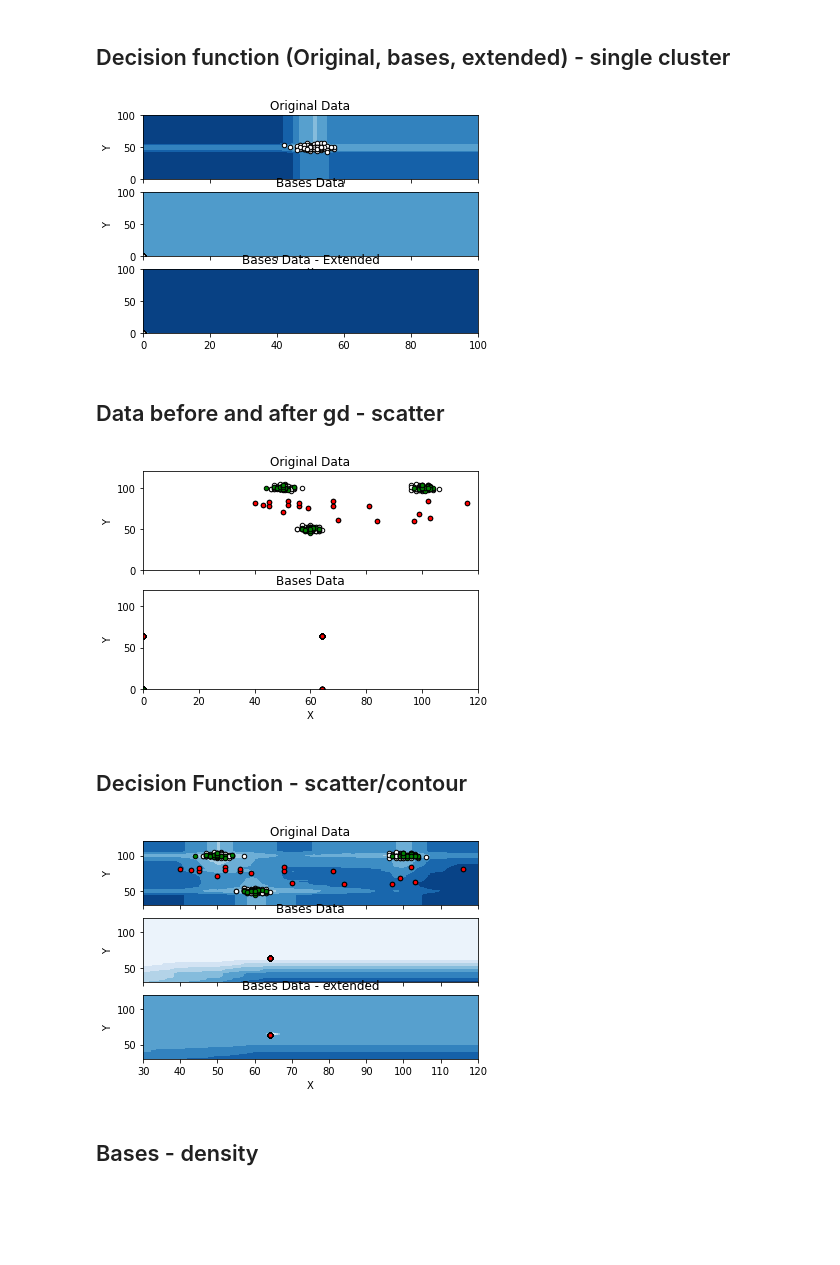
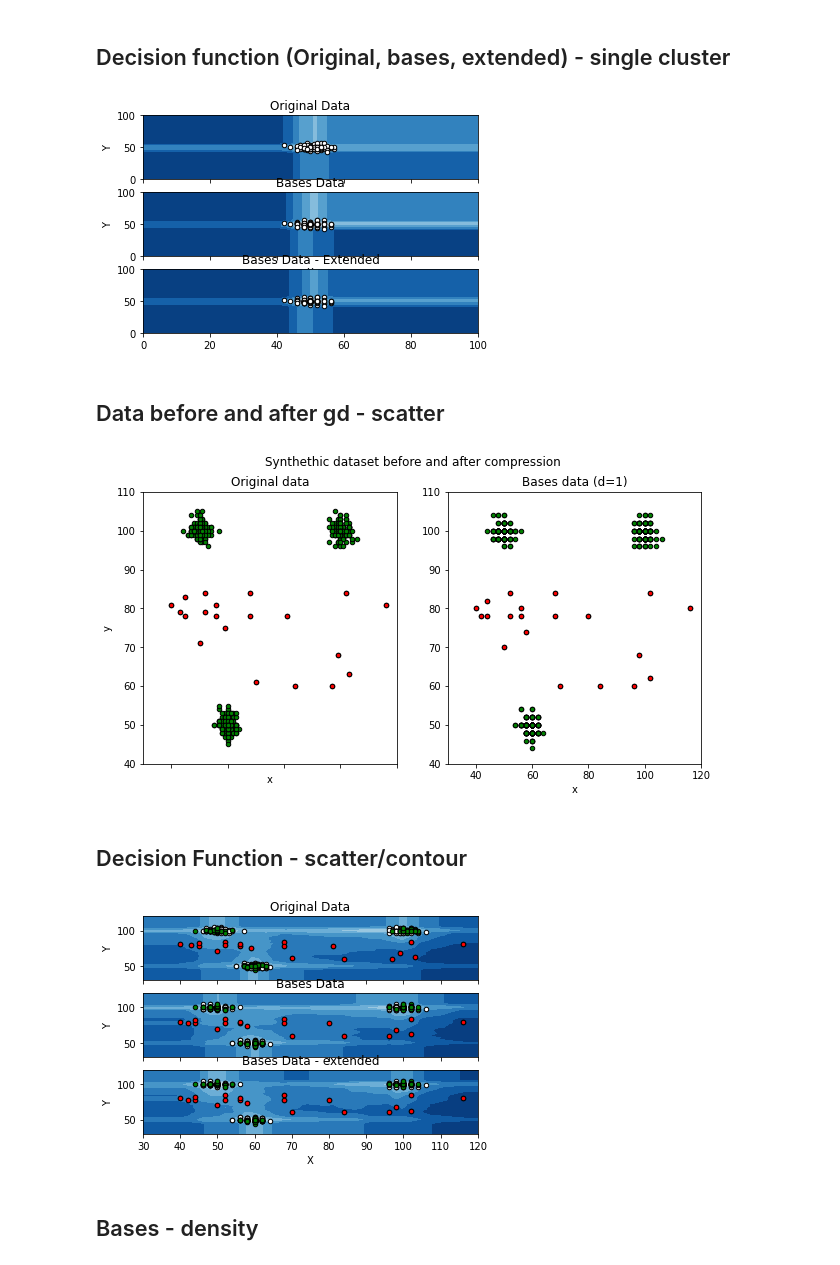
Before and after one commit to mlRosenquist/au-mlr-research-and-development-dedup, a Jupyter notebook: src/synthetic-dataset-2d.ipynb, the cells around one changed output. Saved outputs shown, nothing was run; the diff lists cells and outputs as text; code cells hidden in the pictures; blank space fills up the shorter version.

```diff
--- a/src/synthetic-dataset-2d.ipynb
+++ b/src/synthetic-dataset-2d.ipynb
@@ -28,7 +28,7 @@ SAMPLE_OUTLIER_SIZE = 20
 sigma = 2
 
 # Generalized Deduplication
-DEVIATION_BITS = 6
+DEVIATION_BITS = 1
 
 # Isolation Forest
 rng = np.random.RandomState(42)
@@ -142,9 +142,9 @@ for i in range(0, time_no_iterations):
     prediction_time = end_time - start_time
     prediction_times.append(prediction_time)
 
-    accuracies.append(accuracy_score(y_test, y_pred_test))
-    f1s.append(f1_score(y_test, y_pred_test))
-    recs.append(recall_score(y_test, y_pred_test))
+    accuracies.append(accuracy_score(y_test, y_pred_test, ))
+    f1s.append(f1_score(y_test, y_pred_test, pos_label=-1))
+    recs.append(recall_score(y_test, y_pred_test, pos_label=-1))
     rocs.append(roc_auc_score(y_test, y_pred_test))
 
 training_times = pd.DataFrame(training_times)
@@ -213,8 +213,8 @@ for i in range(0, time_no_iterations):
     prediction_times.append(prediction_time)
 
     accuracies.append(accuracy_score(y_test, y_pred_test))
-    f1s.append(f1_score(y_test, y_pred_test))
-    recs.append(recall_score(y_test, y_pred_test))
+    f1s.append(f1_score(y_test, y_pred_test, pos_label=-1))
+    recs.append(recall_score(y_test, y_pred_test, pos_label=-1))
     rocs.append(roc_auc_score(y_test, y_pred_test))
 
 training_times = pd.DataFrame(training_times)
@@ -283,8 +283,8 @@ for i in range(0, time_no_iterations):
     prediction_times.append(prediction_time)
 
     accuracies.append(accuracy_score(y_test, y_pred_test))
-    f1s.append(f1_score(y_test, y_pred_test))
-    recs.append(recall_score(y_test, y_pred_test))
+    f1s.append(f1_score(y_test, y_pred_test, pos_label=-1))
+    recs.append(recall_score(y_test, y_pred_test, pos_label=-1))
     rocs.append(roc_auc_score(y_test, y_pred_test))
 
 training_times = pd.DataFrame(training_times)
@@ -576,37 +587,41 @@ ax2.set_xlabel('X')
 
 plt.show()
 # %% [output]
-[figure, old version]
+[figure, new version]
 # %% [markdown]
 ## Data before and after gd - scatter
 # %%
-fig, (ax1, ax2) = plt.subplots(2, 1)
+fig, (ax1, ax2) = plt.subplots(1, 2, figsize=(10,5))
 
-b1 = ax1.scatter(X_train[:, 0], X_train[:, 1], c="white", s=20, edgecolor="k")
+b1 = ax1.scatter(X_train[:, 0], X_train[:, 1], c="green", s=20, edgecolor="k")
 b2 = ax1.scatter(X_test[:, 0], X_test[:, 1], c="green", s=20, edgecolor="k")
 c = ax1.scatter(X_outliers[:, 0], X_outliers[:, 1], c="red", s=20, edgecolor="k")
 ax1.set_title("Original Data")
 
-b1 = ax2.scatter(X_train_bases[:, 0], X_train_bases[:, 1], c="white", s=20, edgecolor="k")
+b1 = ax2.scatter(X_train_bases[:, 0], X_train_bases[:, 1], c="green", s=20, edgecolor="k")
 b2 = ax2.scatter(X_test_bases[:, 0], X_test_bases[:, 1], c="green", s=20, edgecolor="k")
 c = ax2.scatter(X_outliers_bases[:, 0], X_outliers_bases[:, 1], c="red", s=20, edgecolor="k")
-ax1.set_title("Original Data")
-ax2.set_title("Bases Data")
+ax1.set_title("Original data")
+ax2.set_title("Bases data (d=1)")
 
-ax1.set_xlim([0,120])
-ax2.set_xlim([0,120])
+ax1.set_xlim([30,120])
+ax2.set_xlim([30,120])
 
-ax1.set_ylim([0,120])
-ax2.set_ylim([0,120])
+ax1.set_ylim([40,110])
+ax2.set_ylim([40,110])
 
 ax1.set_xticklabels([])
 
-ax1.set_ylabel('Y')
-ax2.set_ylabel('Y')
-ax2.set_xlabel('X')
+ax1.set_ylabel('y')
+
+ax1.set_xlabel('x')
+ax2.set_xlabel('x')
+
+fig.suptitle("Synthethic dataset before and after compression")
+
 plt.show()
 # %% [output]
-[figure, old version]
+[figure, new version]
 # %% [markdown]
 ## Decision Function - scatter/contour
 # %%
@@ -665,7 +680,7 @@ ax3.set_xlabel('X')
 
 plt.show()
 # %% [output]
-[figure, old version]
+[figure, new version]
 # %% [markdown]
 ## Bases - density
 # %%
```
Also changed, not shown: parts of 13 cells of this notebook, 25 other files.
